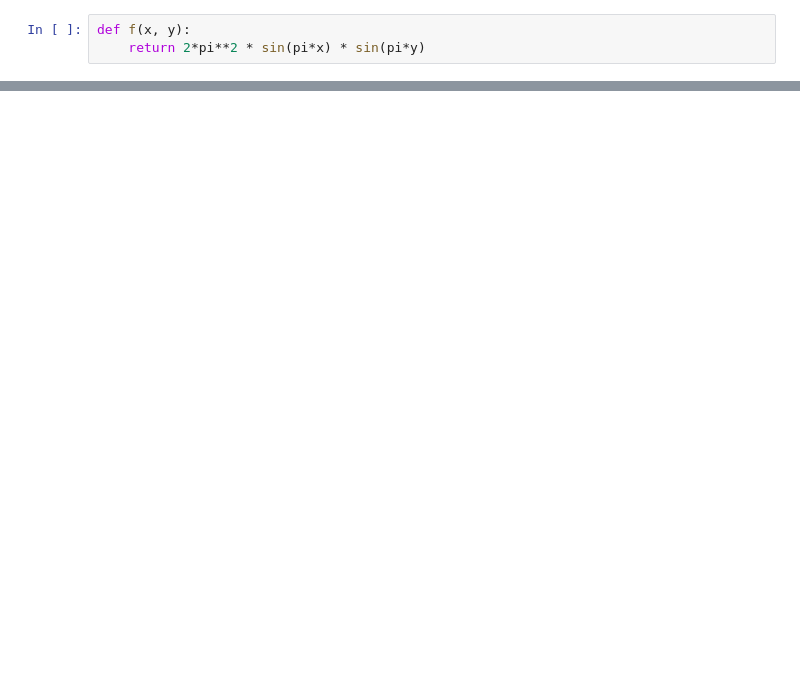
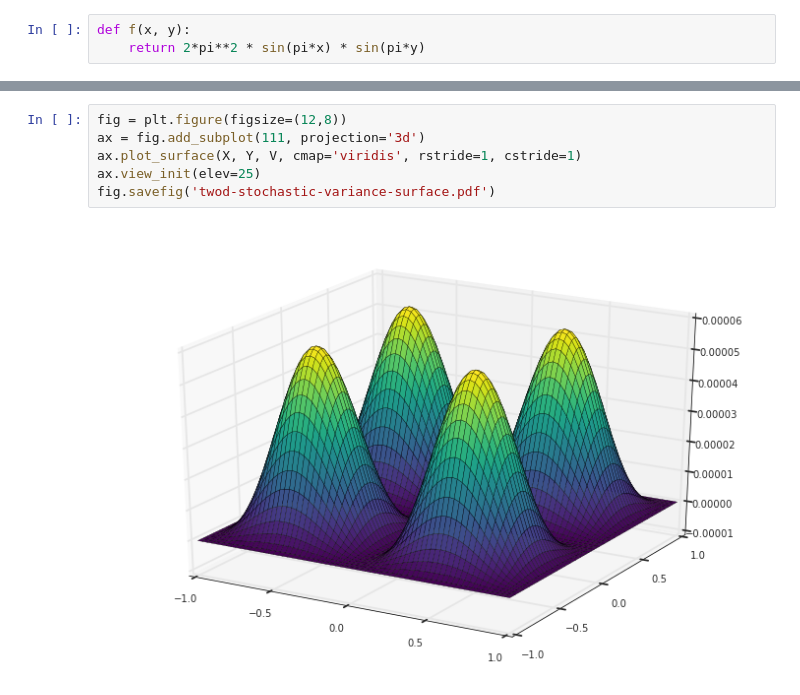
Before and after one commit to alcarney/polynomial_chaos, a Jupyter notebook: src/twod_stochastic.ipynb, the cells around one changed output, grey strips where cells are left out. Cells and saved outputs as stored; diff of their text form; blank space fills up the shorter version.

```diff
--- a/src/twod_stochastic.ipynb
+++ b/src/twod_stochastic.ipynb
@@ -26,0 +39,8 @@ array([[[ 0.        ,  0.        ,  0.        ,  0.        ,  0.        ],
+# %%
+fig = plt.figure(figsize=(12,8))
+ax = fig.add_subplot(111, projection='3d')
+ax.plot_surface(X, Y, V, cmap='viridis', rstride=1, cstride=1)
+ax.view_init(elev=25)
+fig.savefig('twod-stochastic-variance-surface.pdf')
+# %% [output]
+[figure, added]
```
Also changed, not shown: parts of 6 cells of this notebook, 11 other files.
